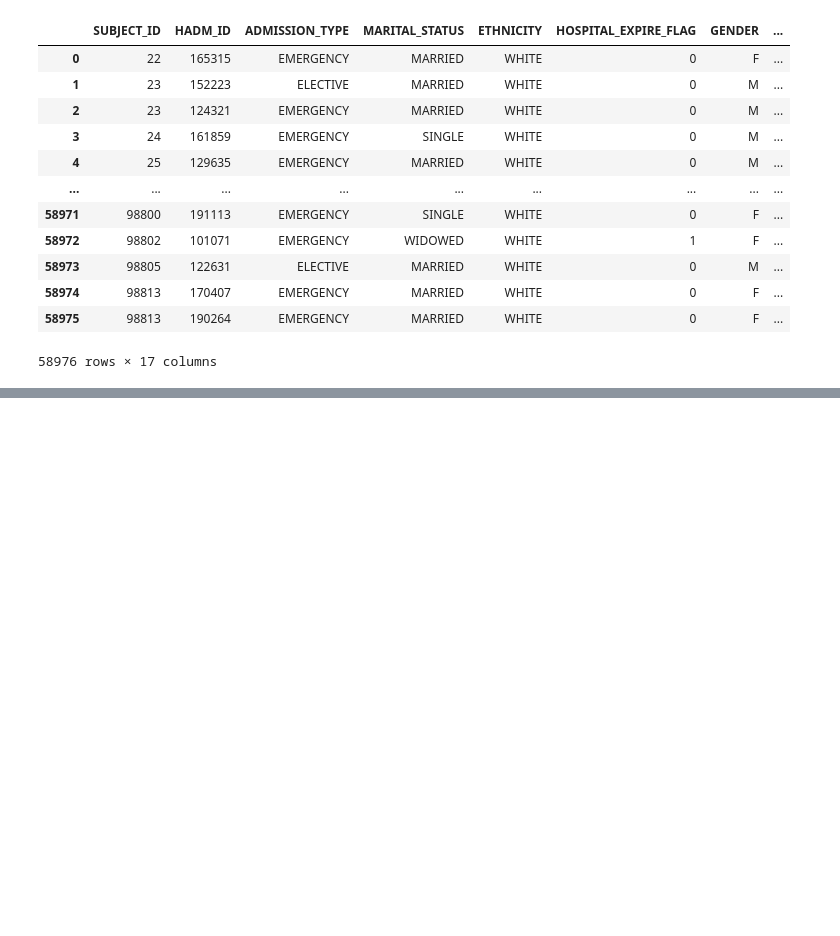
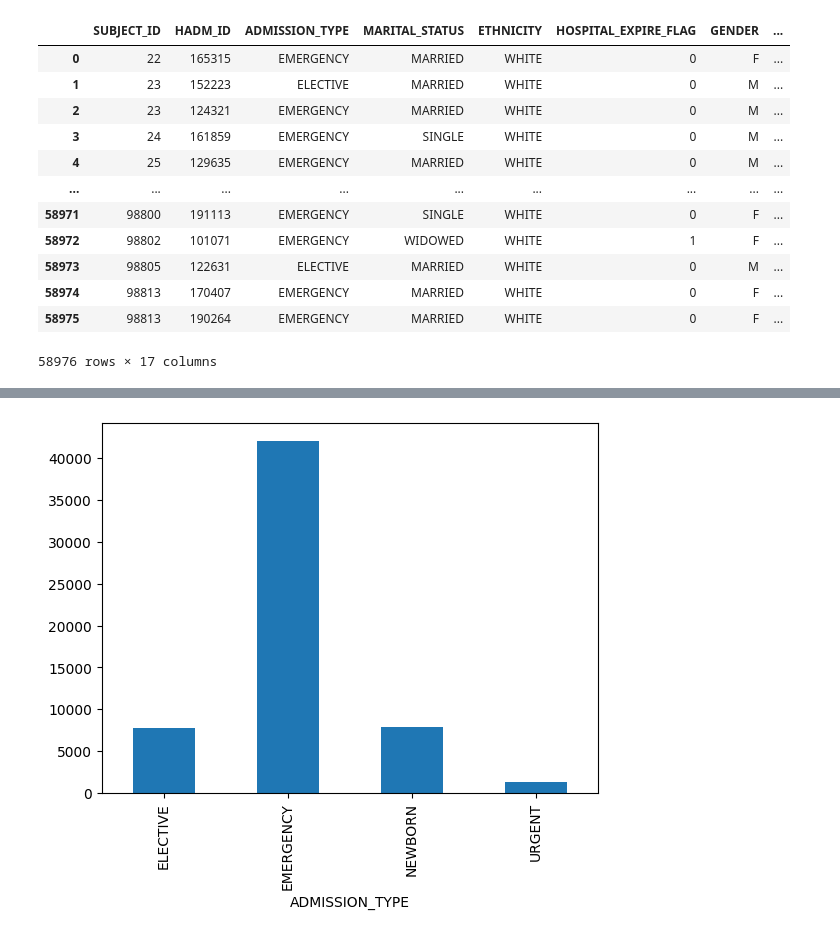
Before and after one commit to Pramod-dataenthusiast/PPB, a Jupyter notebook: PPB.ipynb, the cells around one changed output, grey strips where cells are left out. Cells and saved outputs as stored; diff of their text form; code cells hidden in the pictures; blank space fills up the shorter version.

```diff
--- a/PPB.ipynb
+++ b/PPB.ipynb
@@ -26,0 +48,5 @@ mimic_data
+# %%
+mimic_data.groupby('ADMISSION_TYPE').size().plot.bar()
+plt.show()
+# %% [output]
+[figure, added]
```
Also changed, not shown: parts of 9 cells of this notebook.
